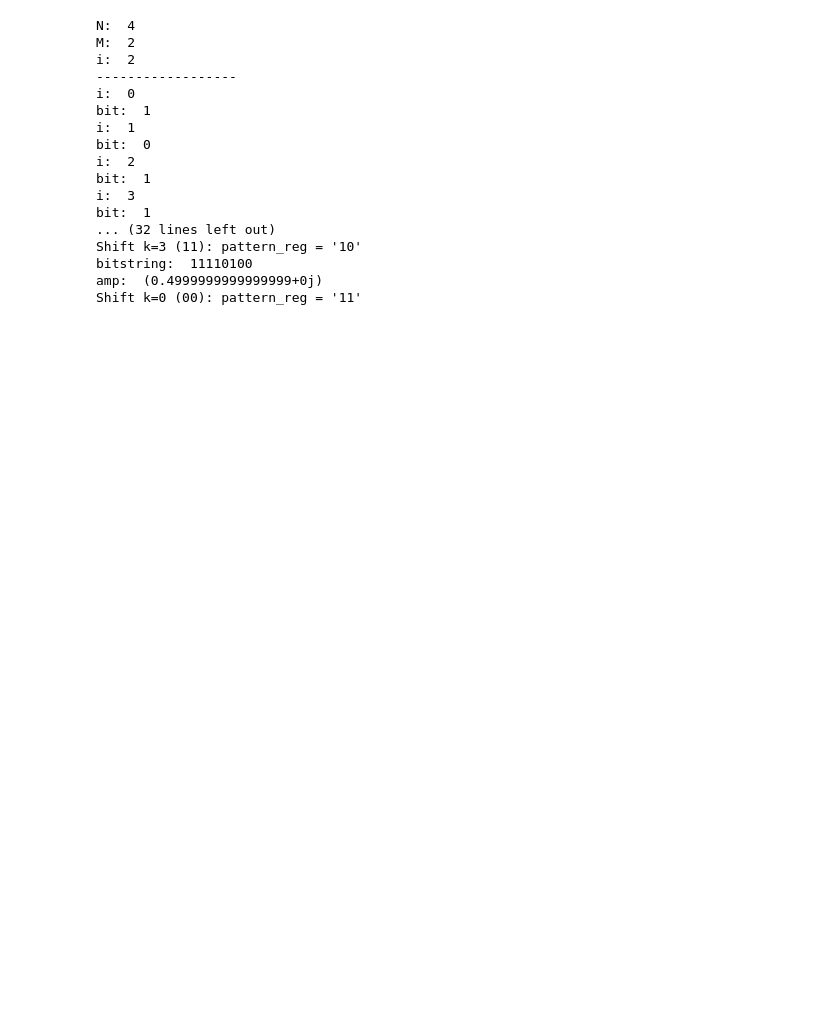
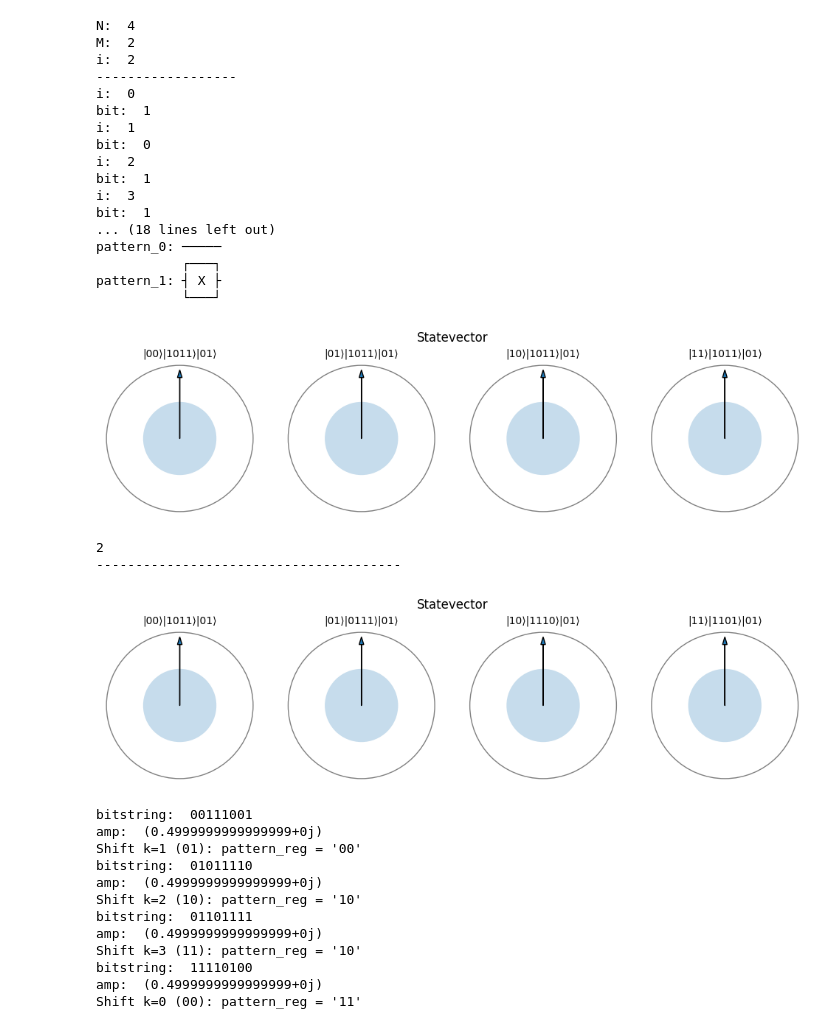
Before and after one commit to Laafayeette/Quantum-DNA-Search, a Jupyter notebook: quantum_dna_motif_finder.ipynb, the cells around one changed output. Drawn from its saved outputs; the diff is of its cells as text; code cells hidden in the pictures; blank space fills up the shorter version.

```diff
--- a/quantum_dna_motif_finder.ipynb
+++ b/quantum_dna_motif_finder.ipynb
@@ -78,6 +209,7 @@ def verify_hadamard_uniformity(qc: QuantumCircuit, index_reg):
 qc, index_reg, text_reg, pattern_reg = prepare_input(text, pattern)
 
 print(qc.draw('text', fold=-1))
+plot_state_vector(Statevector.from_instruction(qc).data)
 
 
 print(len(index_reg))
@@ -104,51 +236,63 @@ def cyclic_shift_operator(qc, index_reg, text_reg):
 # So we replace with conditional
 print("---------------------------------------")
 cyclic_shift_operator(qc, index_reg, text_reg)
+plot_state_vector(Statevector.from_instruction(qc).data, "After applying cyclic shift")
+
 #print(qc.draw('text', fold=-1))
 qc.draw("mpl")
 
 # Implement XOR
 # After cycle shift all candidate bits are on the first M qubits of the text register.
 # We apply the CNOT with each M first qubits between text_reg and pattern_reg
 # Then we check if the outcome is 00 for any CNOT
-
 def apply_xor(qc, text_reg, pattern_reg):
     """Applies the XOR function via controlled NOTs on the pattern register with the text register.
     """
     for i in range(len(pattern_reg)):
         qc.cx(text_reg[i], pattern_reg[i])
 
 apply_xor(qc, text_reg, pattern_reg)
+#print(qc.draw('text', fold=-1))
+debug_xor(qc)
+
+# Grover Oracle
+# We need to identify exact matches. How do we do that?
+# We can simply look at the pattern registers that are all zero.
+# We must also ensure that no invalid positions are considered correct.
+# The grover oracle is an operator that acts on the pattern register.
+# Its operation is only to flip the sign of
 qc.draw("mpl")
-#print(qc.draw('text', fold=-1))
-
-def debug_xor(qc):
-    # Ordered oppositely |pattern> |text> |shift>
-    sv = Statevector.from_instruction(qc)
-    for bitstring, amp in sv.to_dict().items():
-        if abs(amp) > 1e-5:
-            print("bitstring: ", bitstring)
-            print("amp: ", amp)
-            pattern_part = bitstring[:2][::-1] # Reverse back so they appear in correct order
-            text_part = bitstring[2:6][::-1] # Revser back so they appear in correct order
-            shift_part = bitstring[6:8]
-            k = int(shift_part, 2)
-            print(f"Shift k={k} ({shift_part}): pattern_reg = '{pattern_part}'")
 # %% [output]
 N:  4
 M:  2
 i:  2
 ------------------
 i:  0
 bit:  1
 i:  1
 bit:  0
 i:  2
 bit:  1
 i:  3
 bit:  1
-... (32 lines left out)
-Shift k=3 (11): pattern_reg = '10'
-bitstring:  11110100
-amp:  (0.4999999999999999+0j)
-Shift k=0 (00): pattern_reg = '11'
+... (18 lines left out)
+pattern_0: ─────
+           ┌───┐
+pattern_1: ┤ X ├
+           └───┘
+[figure, added]
+2
+---------------------------------------
+[figure, added]
+bitstring:  00111001
+amp:  (0.4999999999999999+0j)
+Shift k=1 (01): pattern_reg = '00'
+bitstring:  01011110
+amp:  (0.4999999999999999+0j)
+Shift k=2 (10): pattern_reg = '10'
+bitstring:  01101111
+amp:  (0.4999999999999999+0j)
+Shift k=3 (11): pattern_reg = '10'
+bitstring:  11110100
+amp:  (0.4999999999999999+0j)
+Shift k=0 (00): pattern_reg = '11'
```
Also changed, not shown: parts of 3 cells of this notebook.
